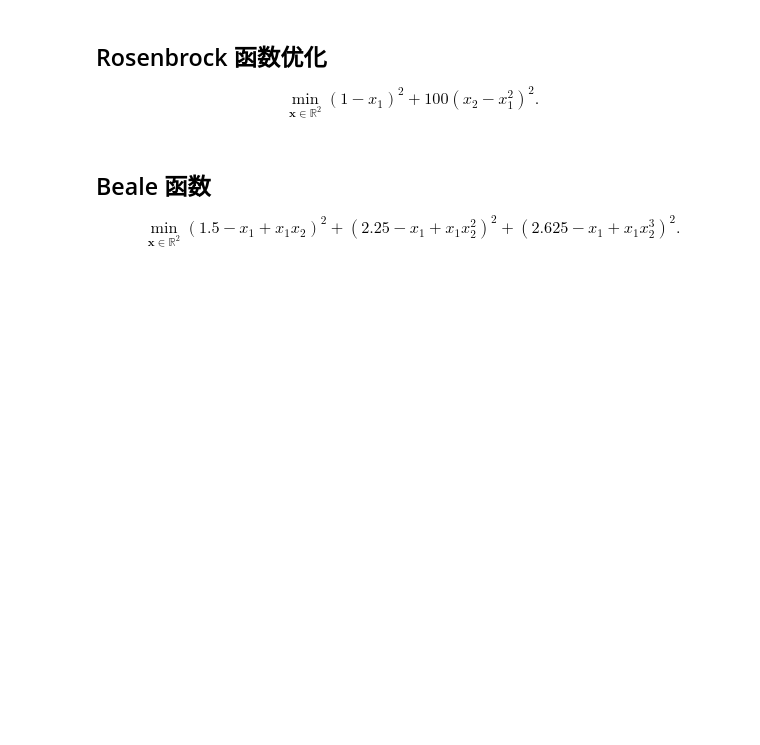
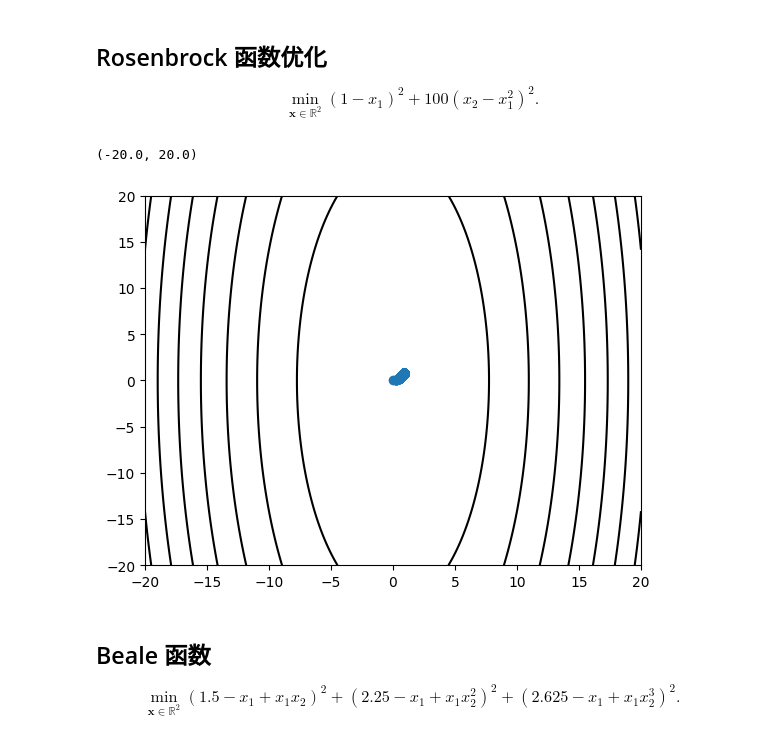
Before and after one commit to lhyuehh/Optimization-Method, a Jupyter notebook: Assignment_2/gradient-descend.ipynb, the cells around one changed output. Drawn from its saved outputs; the diff is of its cells as text; code cells hidden in the pictures; blank space fills up the shorter version.

```diff
--- a/Assignment_2/gradient-descend.ipynb
+++ b/Assignment_2/gradient-descend.ipynb
@@ -36,28 +60,35 @@ $$
 \min_{\boldsymbol{x}\in\mathbb{R}^2} (1-x_1)^2 + 100(x_2 - x_1^2)^2.
 $$
 # %%
+import torch
+import numpy as np
+
 def loss(data, params):
-    ##
+    x1, x2 = params[0], params[1]
+    return (1 - x1)**2 + 100 * (x2 - x1**2)**2
 
 ## choose the initial parameters
-params = torch.tensor(####, requires_grad=True)
+params = torch.tensor([0.0, 0.0], requires_grad=True)
 
 ## run the gradient descent algorithm
 ## there is no data in this objective function, so we just pass in a dummy variable _
 beta_est, obj_all, params_all = my_GD(_, params, loss)
 
 ## plot the objective function
 import matplotlib.pyplot as plt
 x = np.linspace(-20, 20, 1000)
 y = np.linspace(-20, 20, 1000)
 
 X, Y = np.meshgrid(x, y)
 Z = 5 * X * X + 0.5 * Y * Y
 plt.contour(X, Y, Z, colors='black')
 params_all = np.array(params_all)
 plt.plot(params_all[:,0],params_all[:,1], '-o')
 plt.xlim(-20, 20)
 plt.ylim(-20, 20)
+# %% [output]
+(-20.0, 20.0)
+[figure, added]
 # %% [markdown]
 ## Beale 函数
 $$
```
Also changed, not shown: parts of 8 cells of this notebook, 2 other files.
